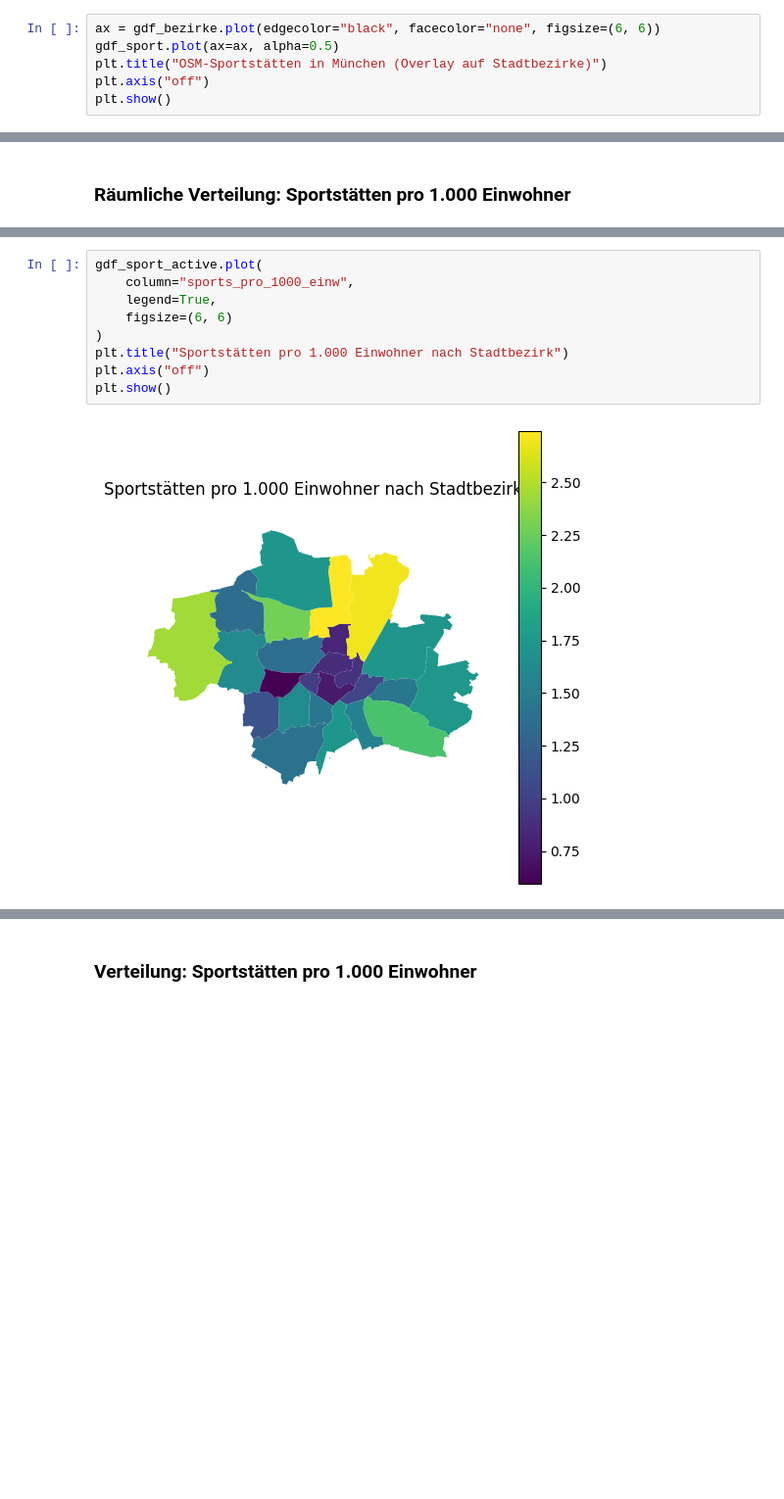
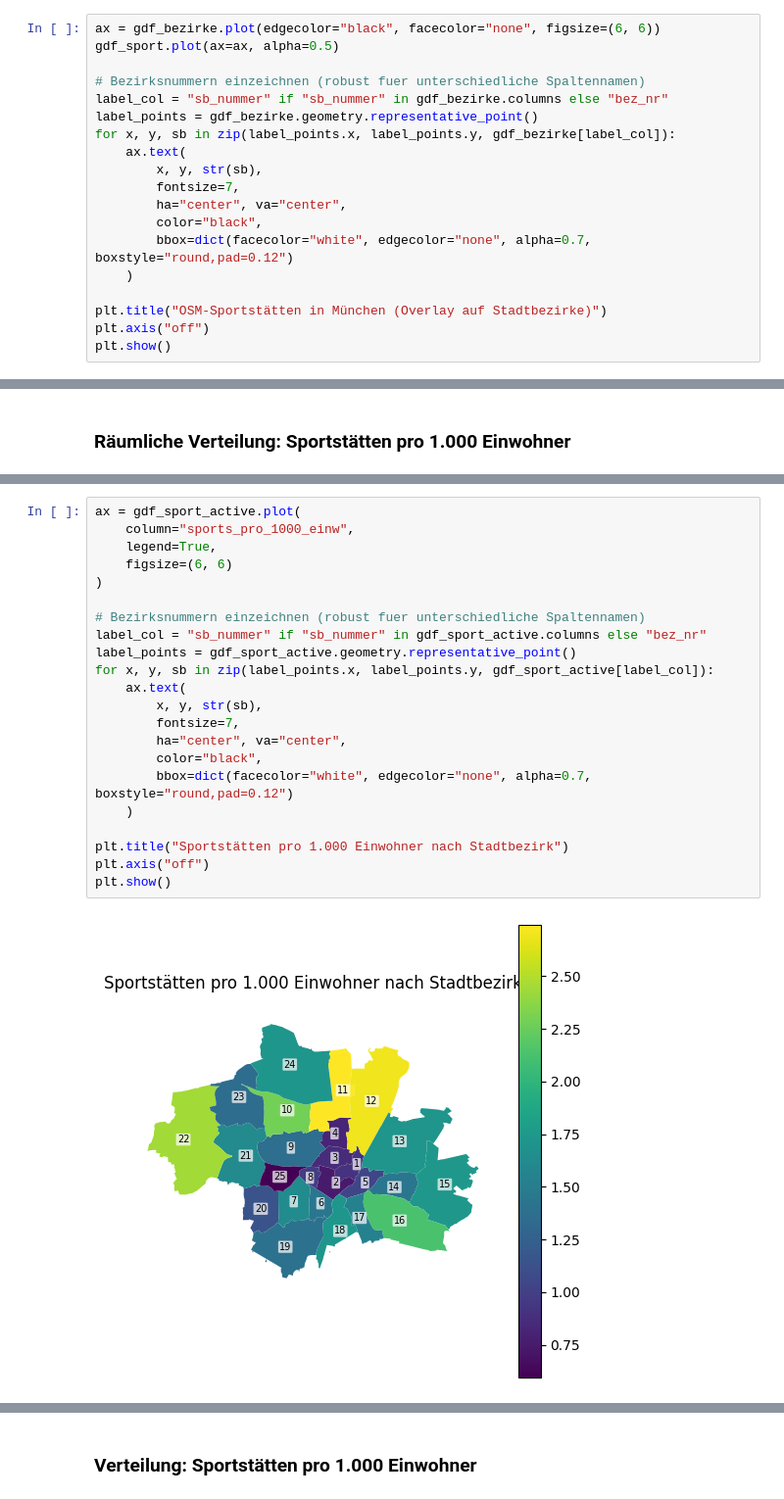
Before and after one commit to Lucas103003/active-city-project, a Jupyter notebook: notebooks/03_osm_sport_muc.ipynb, the cells around one changed output, grey strips where cells are left out. Shown at 98% size. Saved outputs shown, nothing was run; the diff lists cells and outputs as text; blank space fills up the shorter version.

Commit message:
N03 Struktur & Markdown Anpassung + Karten Nummerierung

```diff
--- a/notebooks/03_osm_sport_muc.ipynb
+++ b/notebooks/03_osm_sport_muc.ipynb
@@ -59,6 +77,19 @@ gdf_sport[["name", "leisure", "geometry"]].head(), len(gdf_sport)
 # %%
 ax = gdf_bezirke.plot(edgecolor="black", facecolor="none", figsize=(6, 6))
 gdf_sport.plot(ax=ax, alpha=0.5)
+
+# Bezirksnummern einzeichnen (robust fuer unterschiedliche Spaltennamen)
+label_col = "sb_nummer" if "sb_nummer" in gdf_bezirke.columns else "bez_nr"
+label_points = gdf_bezirke.geometry.representative_point()
+for x, y, sb in zip(label_points.x, label_points.y, gdf_bezirke[label_col]):
+    ax.text(
+        x, y, str(sb),
+        fontsize=7,
+        ha="center", va="center",
+        color="black",
+        bbox=dict(facecolor="white", edgecolor="none", alpha=0.7, boxstyle="round,pad=0.12")
+    )
+
 plt.title("OSM-Sportstätten in München (Overlay auf Stadtbezirke)")
 plt.axis("off")
 plt.show()
@@ -157,12 +210,25 @@ einzelnen Stadtbezirken zur Verfügung stehen.
 # %%
-gdf_sport_active.plot(
+ax = gdf_sport_active.plot(
     column="sports_pro_1000_einw",
     legend=True,
     figsize=(6, 6)
 )
+
+# Bezirksnummern einzeichnen (robust fuer unterschiedliche Spaltennamen)
+label_col = "sb_nummer" if "sb_nummer" in gdf_sport_active.columns else "bez_nr"
+label_points = gdf_sport_active.geometry.representative_point()
+for x, y, sb in zip(label_points.x, label_points.y, gdf_sport_active[label_col]):
+    ax.text(
+        x, y, str(sb),
+        fontsize=7,
+        ha="center", va="center",
+        color="black",
+        bbox=dict(facecolor="white", edgecolor="none", alpha=0.7, boxstyle="round,pad=0.12")
+    )
+
 plt.title("Sportstätten pro 1.000 Einwohner nach Stadtbezirk")
 plt.axis("off")
 plt.show()
 # %% [output]
-[figure, old version]
+[figure, new version]
 # %% [markdown]
```
Also changed, not shown: parts of 29 cells of this notebook.
